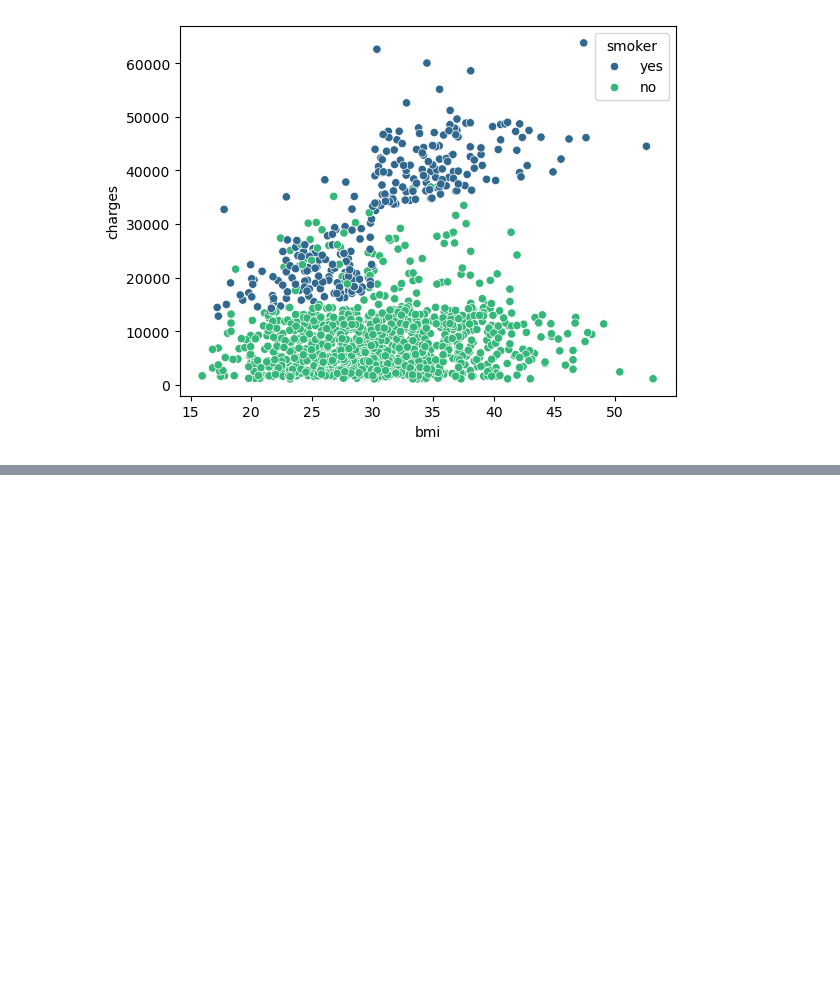
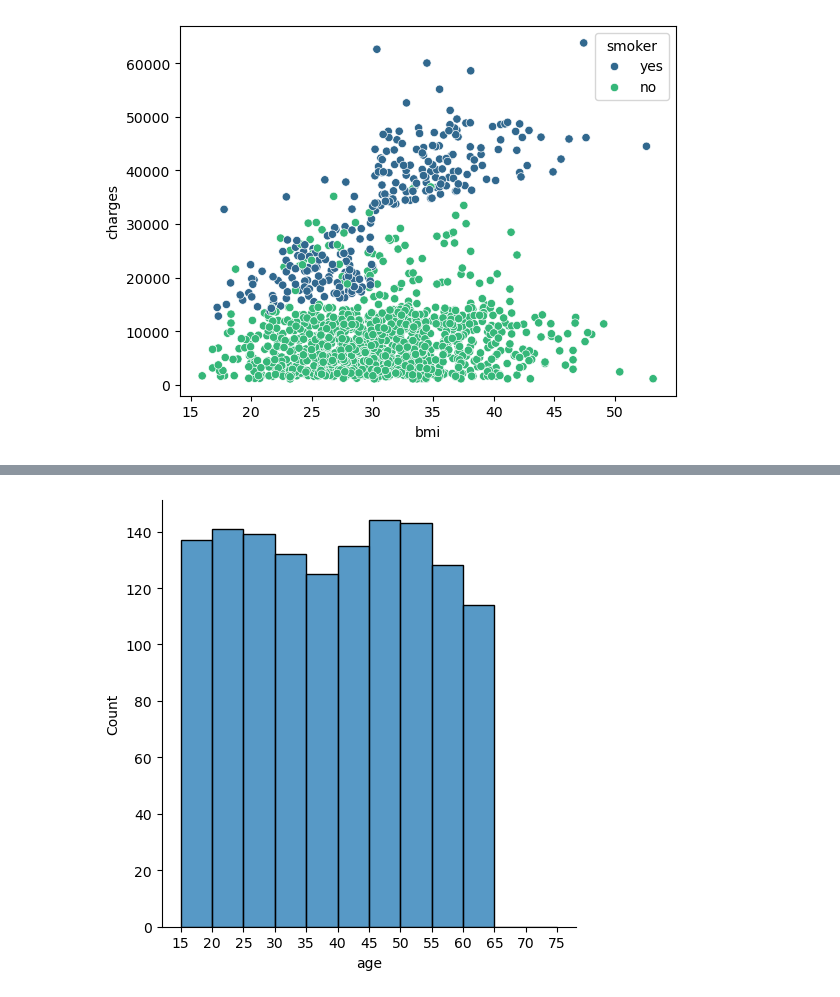
Before and after one commit to adamxszczepanski/SQL-and-ML-Projects, a Jupyter notebook: InsurancePrediction -1 ML model/Insurance prediction project ML.ipynb, the cells around one changed output, grey strips where cells are left out. Drawn from its saved outputs; the diff is of its cells as text; code cells hidden in the pictures; blank space fills up the shorter version.

```diff
--- a/InsurancePrediction -1 ML model/Insurance prediction project ML.ipynb
+++ b/InsurancePrediction -1 ML model/Insurance prediction project ML.ipynb
@@ -79,0 +109,8 @@ sns.scatterplot(data=df, x="bmi" , y="charges", hue="smoker", palette="viridis")
+# %%
+age=np.arange(15,80,5)
+age
+
+sns.displot(data=df, x="age", bins=age)
+plt.xticks(age);
+# %% [output]
+[figure, added]
```
Also changed, not shown: parts of 6 cells of this notebook.
